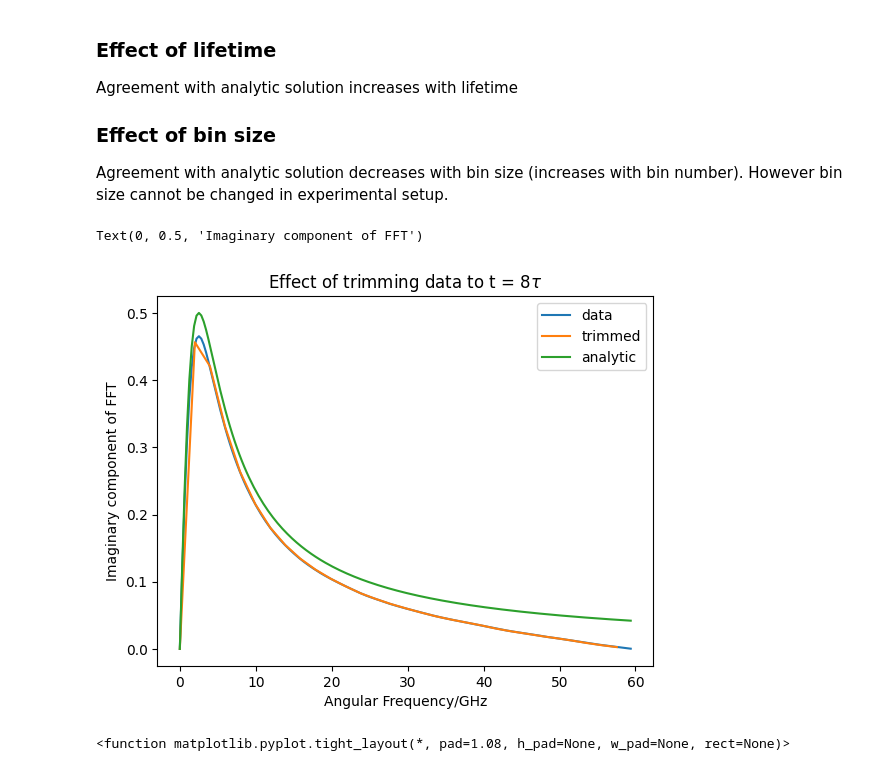
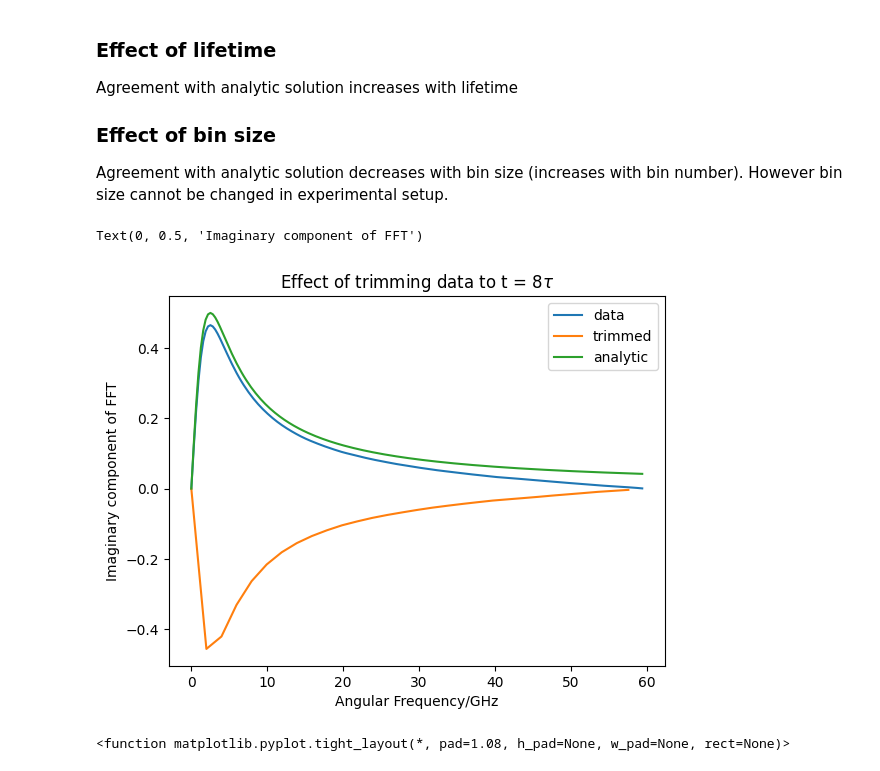
Before and after one commit to ngcnpeter/Y3_Group_Project_2B, a Jupyter notebook: TCSPC-simulation/interim_report.ipynb, the cells around one changed output. Drawn from its saved outputs; the diff is of its cells as text; code cells hidden in the pictures.

```diff
--- a/TCSPC-simulation/interim_report.ipynb
+++ b/TCSPC-simulation/interim_report.ipynb
@@ -224,28 +224,28 @@ Agreement with analytic solution decreases with bin size (increases with bin num
 # %%
 w, p = NADH.phasor_fft(multi = False)
 w = w[:int(len(w)/2)]
 tau0 = NADH.tau[0]
 end = int(tau0*8*NADH.n_bins/NADH.window)
 #trim data to 8 tau
 y_trim = NADH.y_arr[0,:end]
 ker_trim = NADH.ker[:end]
 #FFT
 p2 = np.fft.fft(y_trim)/np.sum(y_trim)/np.fft.fft(ker_trim)*np.sum(ker_trim)
 w2 = 2*np.pi*np.fft.fftfreq(len(ker_trim),NADH.t[end]/len(ker_trim))
 p2 = p2[:int(len(w2)/2)] #just get +ve freq
 w2  = w2[:int(len(w2)/2)]
 
 plt.title(r'Effect of trimming data to t = 8$\tau$')
 for i in range(1):
-    plt.plot(w,-np.imag(p[i,:len(w)]),label = 'data')
-    plt.plot(w2,-np.imag(p2),label = 'trimmed')
+    plt.plot(w,np.imag(p[i,:len(w)]),label = 'data')
+    plt.plot(w2,np.imag(p2),label = 'trimmed')
     plt.plot(w, np.imag(exp_FT(w,NADH.tau)[i]),label = 'analytic')
 plt.legend()
 plt.xlabel('Angular Frequency/GHz')
 plt.ylabel('Imaginary component of FFT')
 # %% [output]
 Text(0, 0.5, 'Imaginary component of FFT')
-[figure, old version]
+[figure, new version]
 # %%
 w,p = DEMO.phasor_fft(multi = False)
 w = w[:190]
```
Also changed, not shown: parts of 20 cells of this notebook, 5 other files.
